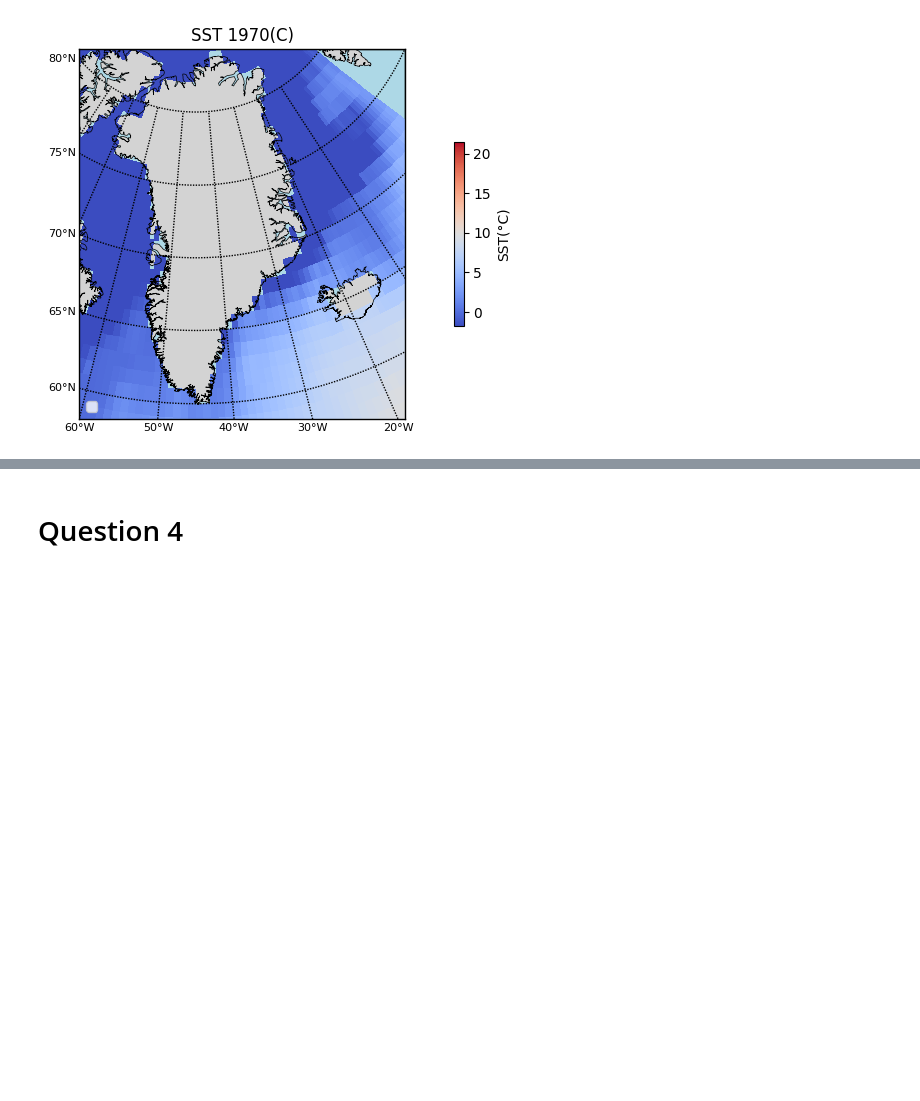
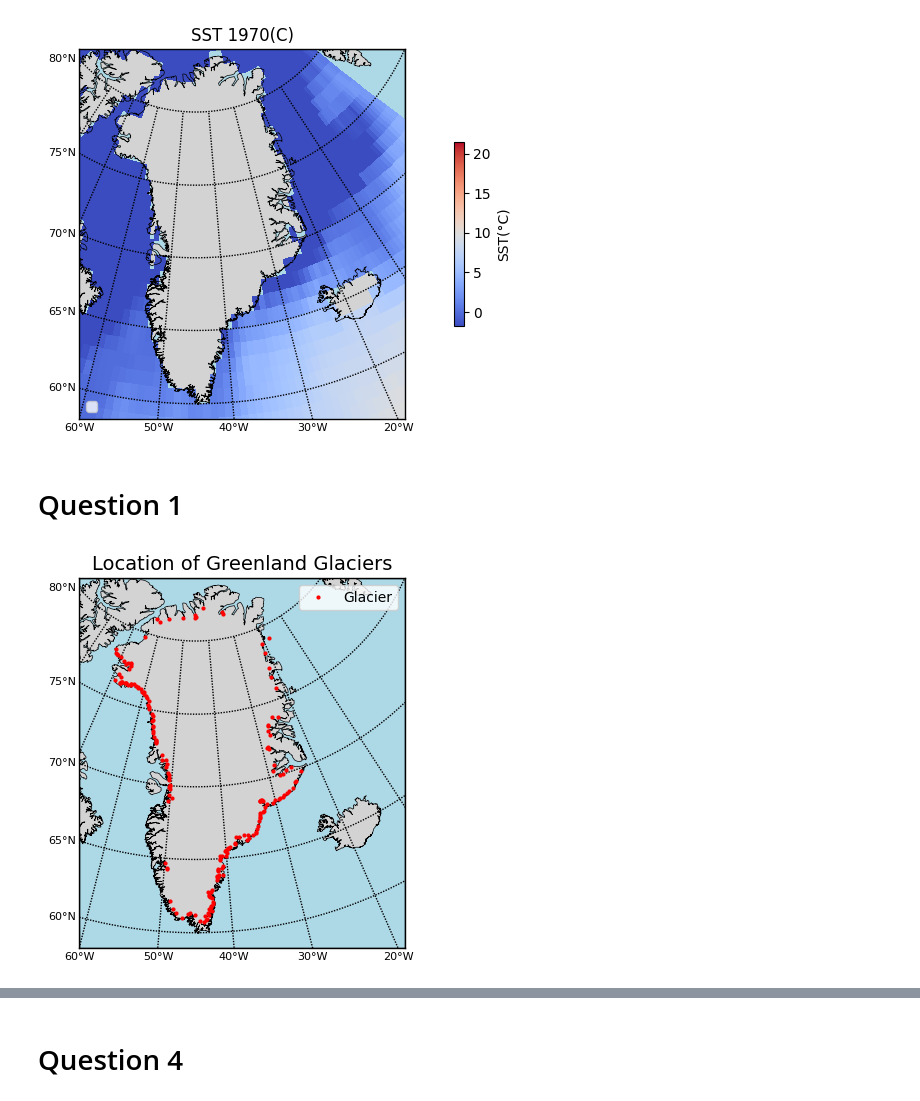
Before and after one commit to joelbarron06/ESDA2_Project, a Jupyter notebook: project_code.ipynb, the cells around one changed output, grey strips where cells are left out. Drawn from its saved outputs; the diff is of its cells as text; code cells hidden in the pictures; blank space fills up the shorter version.

```diff
--- a/project_code.ipynb
+++ b/project_code.ipynb
@@ -912,3 +908,45 @@ plt.legend()
 plt.show()
 # %% [output]
 [figure]
+# %% [markdown]
+# Question 1
+# %%
+# create and plot map of glacier locations
+m = Basemap(
+    projection='lcc',  # Lambert Conformal Conic
+    lat_0=70,          # Center latitude
+    lon_0=-45,         # Center longitude
+    lat_1=60,          # First standard parallel
+    lat_2=80,          # Second standard parallel
+    llcrnrlat=58,      # Lower left corner latitude
+    urcrnrlat=75,      # Upper right corner latitude
+    llcrnrlon=-60,     # Lower left corner longitude
+    urcrnrlon=25,     # Upper right corner longitude
+    resolution='i',    # Intermediate resolution
+    area_thresh=1000   # Minimum area for coastlines
+)
+
+# Draw map features
+m.drawcoastlines(linewidth=0.5)
+m.drawcountries(linewidth=1)
+m.fillcontinents(color='lightgray', lake_color='lightblue')
+m.drawmapboundary(fill_color='lightblue')
+
+# Add gridlines
+m.drawmeridians(range(-80, 0, 10), labels=[0,0,0,1], fontsize=8)
+m.drawparallels(range(60, 85, 5), labels=[1,0,0,0], fontsize=8)
+
+# get xy coordinated of glaciers from lat/lon
+lons = [glacier_locations[key]['lon'] for key in glacier_locations]
+lats = [glacier_locations[key]['lat'] for key in glacier_locations]
+x, y = m(lons, lats)
+
+# Plot the point locaitons
+m.plot(x, y, 'ro', markersize=2, label='Glacier')
+
+# customise plot
+plt.title('Location of Greenland Glaciers', fontsize=14)
+plt.legend(bbox_to_anchor=(1,1), loc='upper right')
+plt.show()
+# %% [output]
+[figure, added]
```
Also changed, not shown: parts of 11 cells of this notebook.
